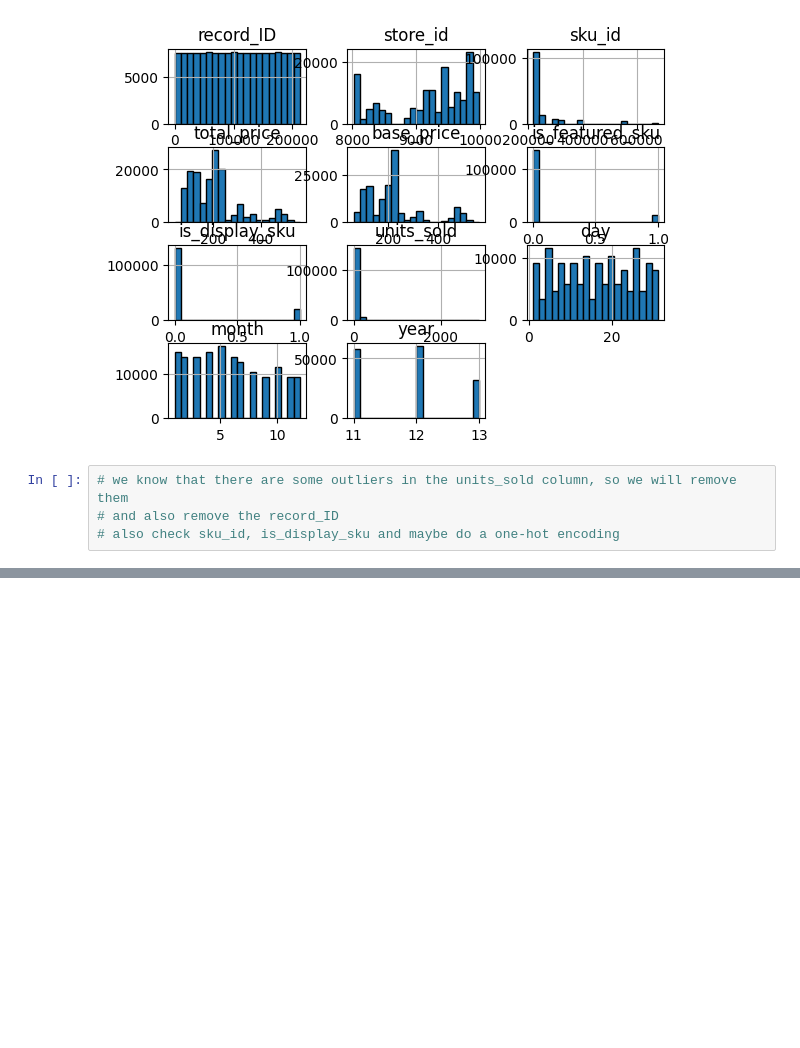
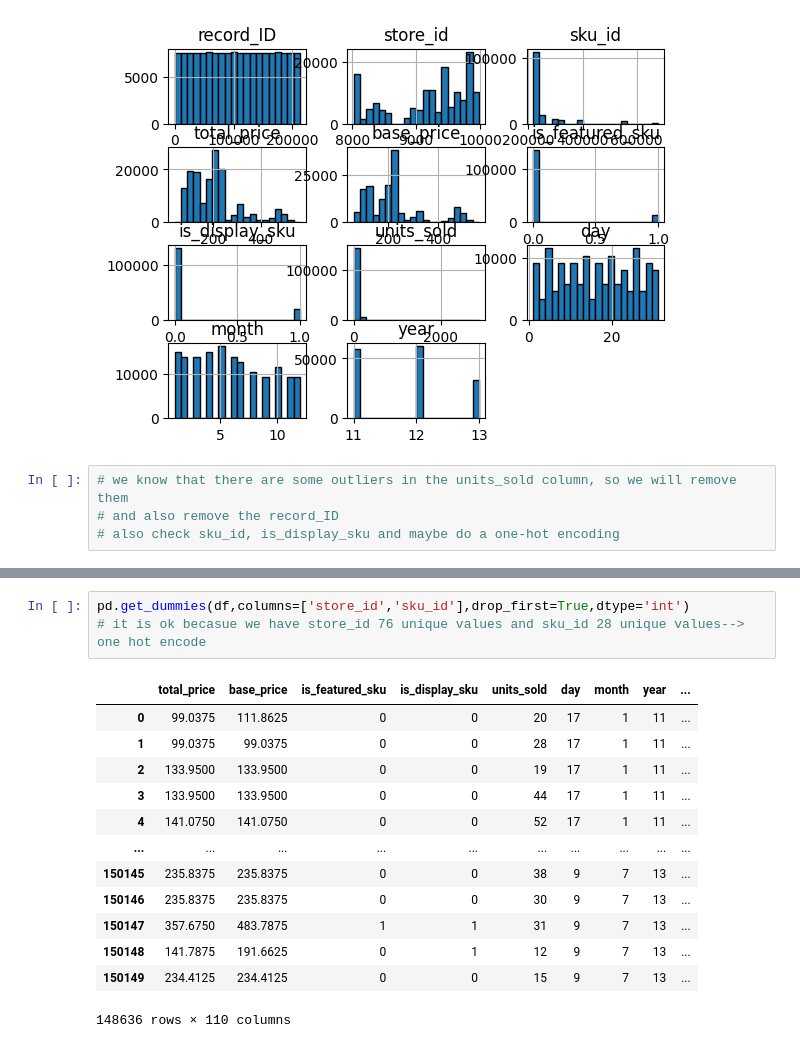
Before and after one commit to OndrejZapletal99/Python_DS_ML, a Jupyter notebook: demand_forecast/main.ipynb, the cells around one changed output, grey strips where cells are left out. Saved outputs shown, nothing was run; the diff lists cells and outputs as text; blank space fills up the shorter version.

```diff
--- a/demand_forecast/main.ipynb
+++ b/demand_forecast/main.ipynb
@@ -183,0 +210,17 @@ array([[<Axes: title={'center': 'record_ID'}>,
+# %%
+pd.get_dummies(df,columns=['store_id','sku_id'],drop_first=True,dtype='int')
+# it is ok becasue we have store_id 76 unique values and sku_id 28 unique values--> one hot encode
+# %% [output]
+|  | total_price | base_price | is_featured_sku | is_display_sku | units_sold | day | month | year | ... |
+| 0 | 99.0375 | 111.8625 | 0 | 0 | 20 | 17 | 1 | 11 | ... |
+| 1 | 99.0375 | 99.0375 | 0 | 0 | 28 | 17 | 1 | 11 | ... |
+| 2 | 133.9500 | 133.9500 | 0 | 0 | 19 | 17 | 1 | 11 | ... |
+| 3 | 133.9500 | 133.9500 | 0 | 0 | 44 | 17 | 1 | 11 | ... |
+| 4 | 141.0750 | 141.0750 | 0 | 0 | 52 | 17 | 1 | 11 | ... |
+| ... | ... | ... | ... | ... | ... | ... | ... | ... | ... |
+| 150145 | 235.8375 | 235.8375 | 0 | 0 | 38 | 9 | 7 | 13 | ... |
+| 150146 | 235.8375 | 235.8375 | 0 | 0 | 30 | 9 | 7 | 13 | ... |
+| 150147 | 357.6750 | 483.7875 | 1 | 1 | 31 | 9 | 7 | 13 | ... |
+| 150148 | 141.7875 | 191.6625 | 0 | 1 | 12 | 9 | 7 | 13 | ... |
+| 150149 | 234.4125 | 234.4125 | 0 | 0 | 15 | 9 | 7 | 13 | ... |
+148636 rows × 110 columns
```
Also changed, not shown: parts of 5 cells of this notebook.
